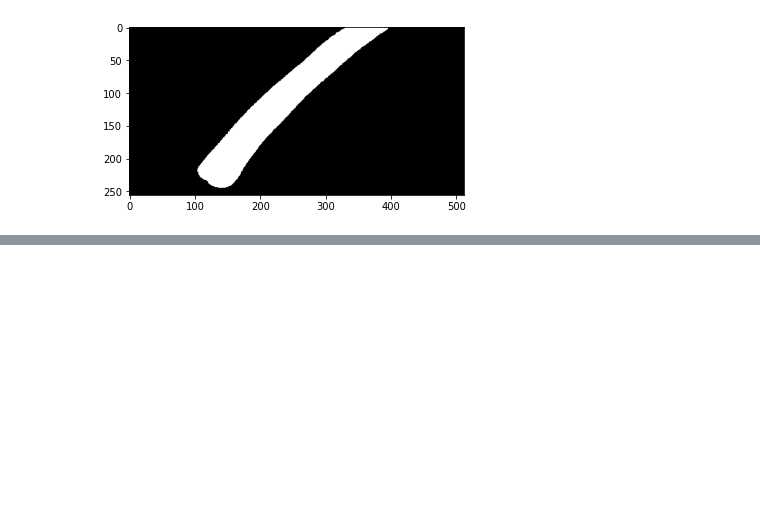
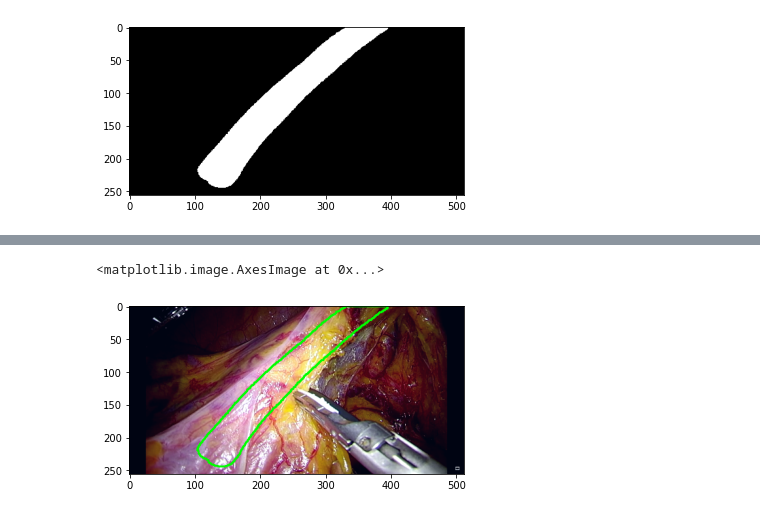
Before and after one commit to Project-zero-one/segmentation_models.pytorch, a Jupyter notebook: examples/IMApink/ima_smp.ipynb, the cells around one changed output, grey strips where cells are left out. Cells and saved outputs as stored; diff of their text form; code cells hidden in the pictures; blank space fills up the shorter version.

```diff
--- a/examples/IMApink/ima_smp.ipynb
+++ b/examples/IMApink/ima_smp.ipynb
@@ -604,0 +625,21 @@ plt.imshow(label, cmap='gray')
+# %%
+def surrounding(frame, mask):
+    gray = mask.copy()
+    output = frame.copy()
+    _, bw = cv2.threshold(gray, 1, 255, cv2.THRESH_BINARY | cv2.THRESH_OTSU)
+    contours, hierarchy = cv2.findContours(bw, cv2.RETR_LIST, cv2.CHAIN_APPROX_NONE)
+
+    if len(contours) == 0:
+        return output
+
+    for i in range(0, len(contours)):
+        area = cv2.contourArea(contours[i])
+        cv2.drawContours(output, contours, i, (0, 255, 0), 2)
+
+    return output
+# %%
+bl = surrounding(frame, label)
+plt.imshow(bl)
+# %% [output]
+<matplotlib.image.AxesImage at 0x...>
+[figure, added]
```
Also changed, not shown: parts of 10 cells of this notebook, 7 other files.
